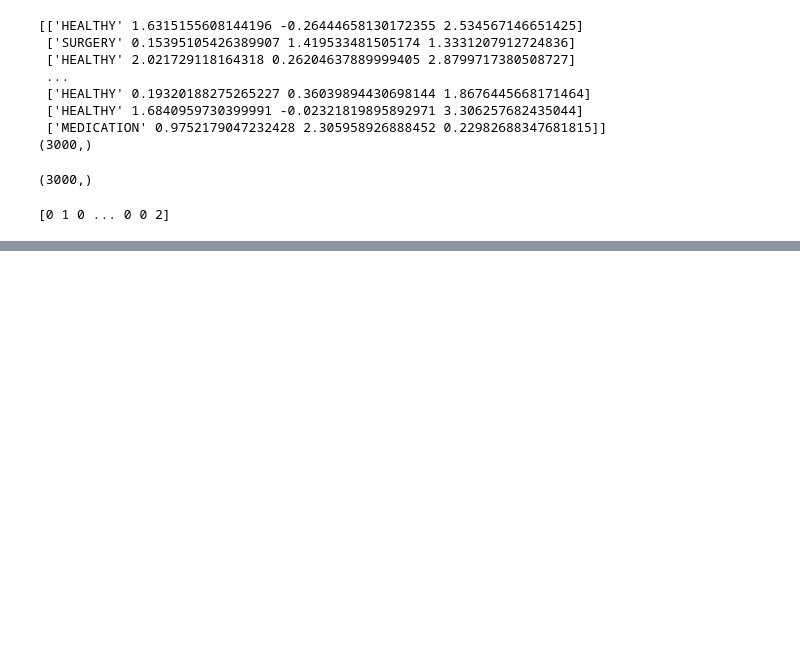
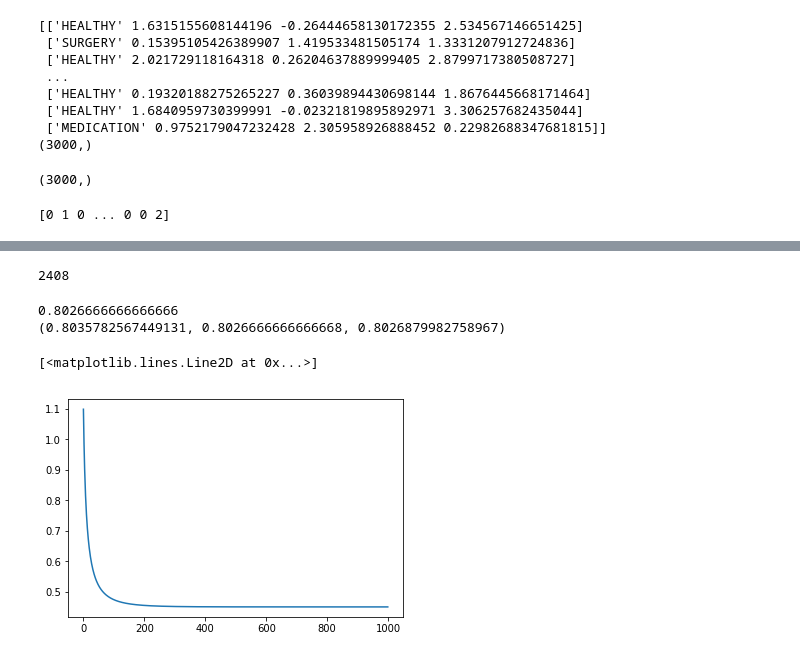
Before and after one commit to missionfission/ml-assignment-2, a Jupyter notebook: softmax.ipynb, the cells around one changed output, grey strips where cells are left out. Cells and saved outputs as stored; diff of their text form; code cells hidden in the pictures; blank space fills up the shorter version.

```diff
--- a/softmax.ipynb
+++ b/softmax.ipynb
@@ -166,9 +243,9 @@ print(y_train)
 [0 1 0 ... 0 0 2]
 # %%
 w = np.zeros([train.shape[1],len(np.unique(y_train))])
-lamda = 1
+lamda = 0
 iterations = 1000
-alpha = 1e-5
+alpha = 1e-1
 losses = []
 for i in range(0,iterations):
     loss,grad = getLoss(w,train,y_train,lamda)
@@ -180,0 +274,16 @@ AttributeError: 'float' object has no attribute 'exp'
+# %%
+prob,pred = getProbsAndPreds(test)
+np.sum(pred==y_test)
+# %% [output]
+2408
+# %%
+print(mtr.accuracy(y_test, pred))
+print(mtr.scores(y_test,pred))
+# %% [output]
+0.8026666666666666
+(0.8035782567449131, 0.8026666666666668, 0.8026879982758967)
+# %%
+plt.plot(losses)
+# %% [output]
+[<matplotlib.lines.Line2D at 0x...>]
+[figure, added]
```
Also changed, not shown: parts of 13 cells of this notebook, 8 other files.
